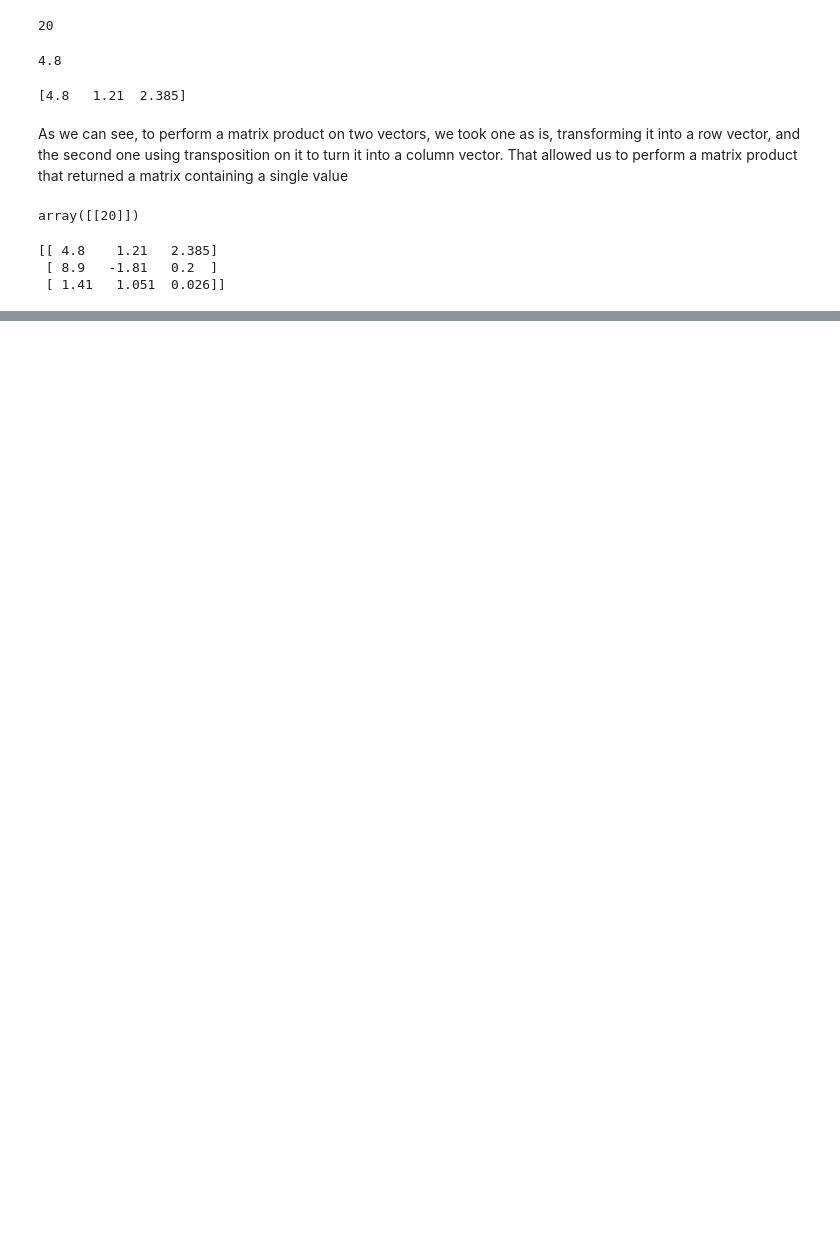
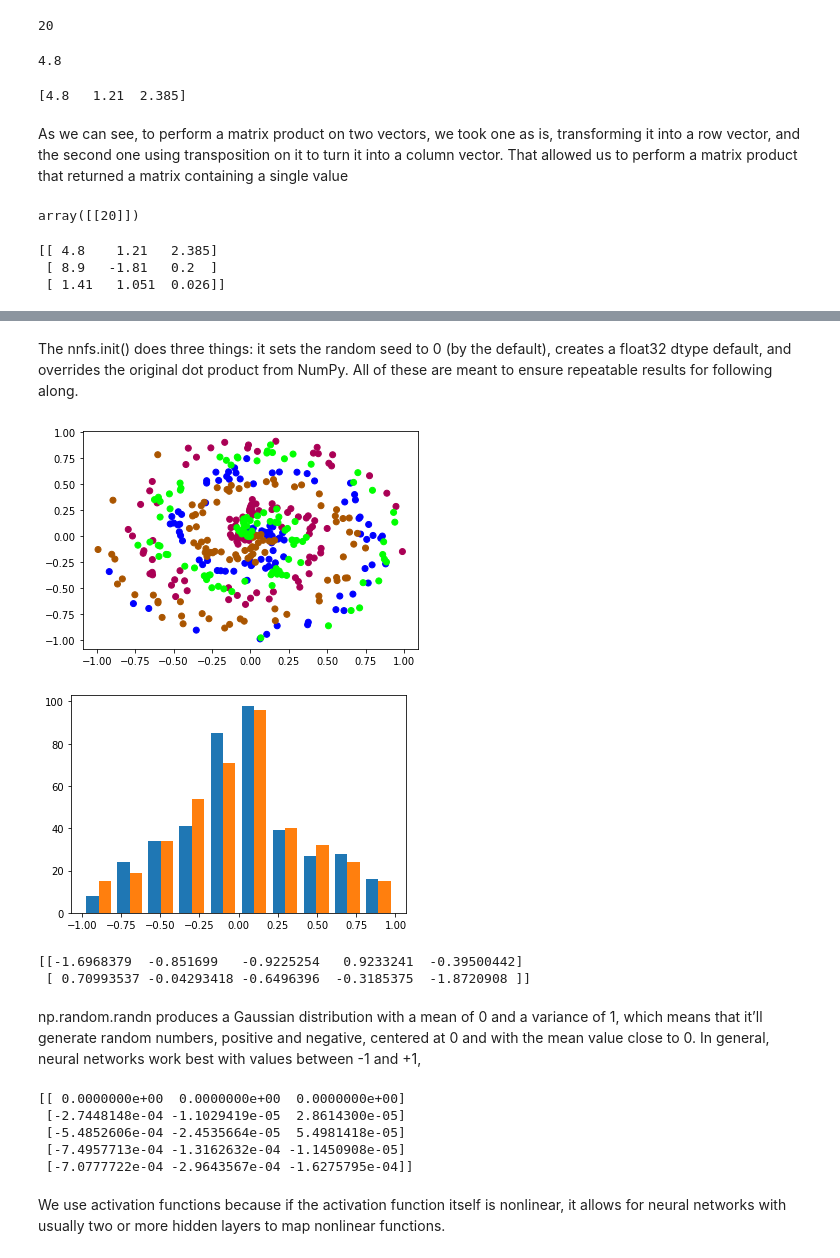
Before and after one commit to sagargahalod/Misc, a Jupyter notebook: neural_from_scratch.ipynb, the cells around one changed output, grey strips where cells are left out. Drawn from its saved outputs; the diff is of its cells as text; code cells hidden in the pictures; blank space fills up the shorter version.

```diff
--- a/neural_from_scratch.ipynb
+++ b/neural_from_scratch.ipynb
@@ -117,0 +149,4 @@ print (layer_outputs)
+# %% [markdown]
+The nnfs.init() does three things: it sets the random seed to 0 (by the default), creates a
+float32 dtype default, and overrides the original dot product from NumPy. All of these are meant
+to ensure repeatable results for following along.
@@ -117,0 +158,22 @@ print (layer_outputs)
+# %%
+import matplotlib.pyplot as plt
+
+x,y = spiral_data(samples=100,classes=4)
+
+plt.scatter(x[:,0],x[:,1],c=y,cmap='brg')
+plt.show()
+plt.hist(x)
+plt.show()
+# %% [output]
+[figure, added]
+[figure, added]
+# %%
+print (np.random.randn( 2 , 5 ))
+# %% [output]
+[[-1.6968379  -0.851699   -0.9225254   0.9233241  -0.39500442]
+ [ 0.70993537 -0.04293418 -0.6496396  -0.3185375  -1.8720908 ]]
+# %% [markdown]
+np.random.randn produces a Gaussian distribution with a
+mean of 0 and a variance of 1, which means that it’ll generate random numbers, positive and
+negative, centered at 0 and with the mean value close to 0. In general, neural networks work best
+with values between -1 and +1,
@@ -117,0 +187,18 @@ print (layer_outputs)
+# %%
+X, y = spiral_data( samples = 100 , classes = 3 )
+# Create Dense layer with 2 input features and 3 output values
+dense1 = Layer_Dense( 2 , 3 )
+# Perform a forward pass of our training data through this layer
+dense1.forward(X)
+# Let's see output of the first few samples:
+print (dense1.output[: 5 ])
+# %% [output]
+[[ 0.0000000e+00  0.0000000e+00  0.0000000e+00]
+ [-2.7448148e-04 -1.1029419e-05  2.8614300e-05]
+ [-5.4852606e-04 -2.4535664e-05  5.4981418e-05]
+ [-7.4957713e-04 -1.3162632e-04 -1.1450908e-05]
+ [-7.0777722e-04 -2.9643567e-04 -1.6275795e-04]]
+# %% [markdown]
+We use activation functions because if
+the activation function itself is nonlinear, it allows for neural networks with usually two or more
+hidden layers to map nonlinear functions.
```
Also changed, not shown: parts of 5 cells of this notebook.
